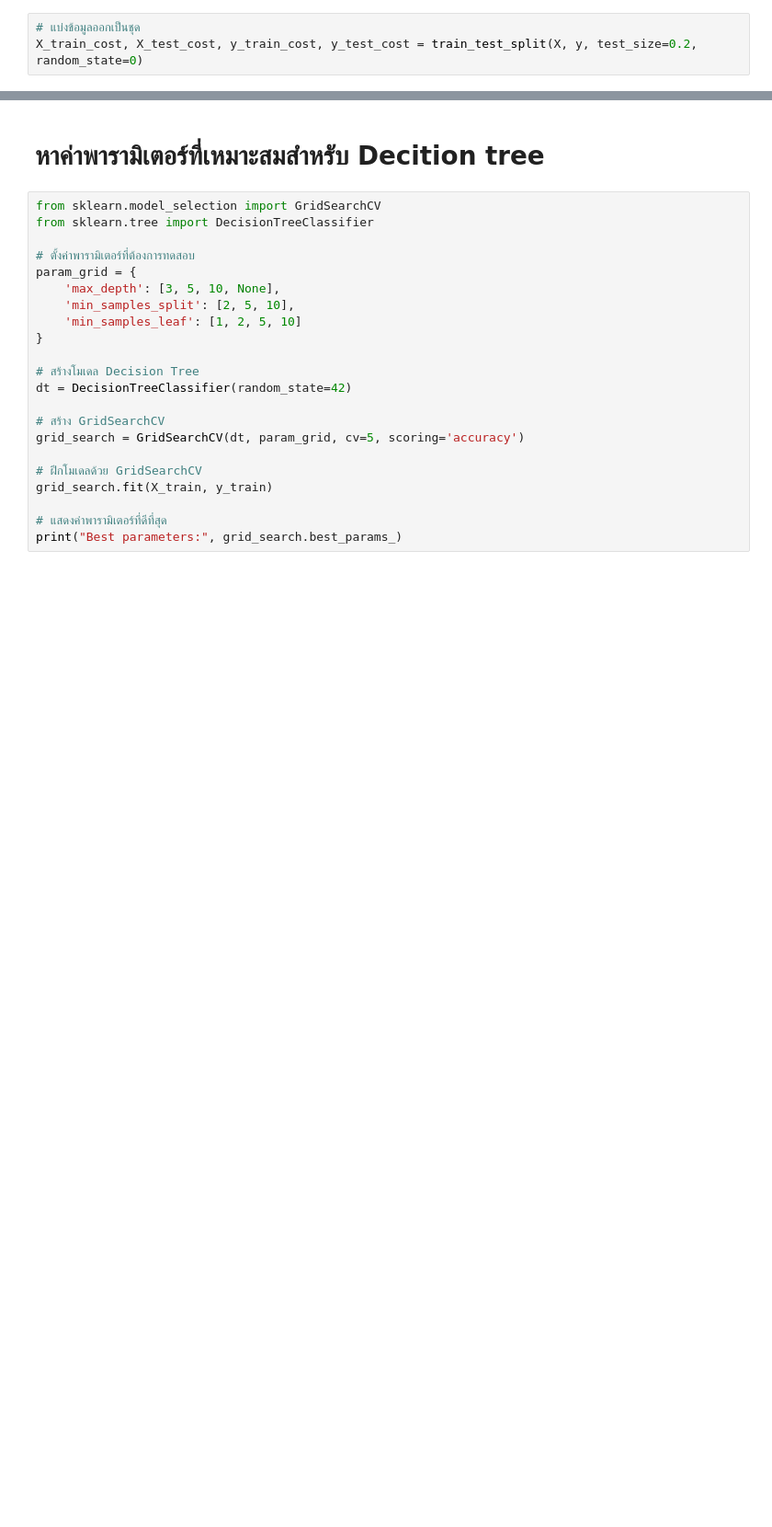
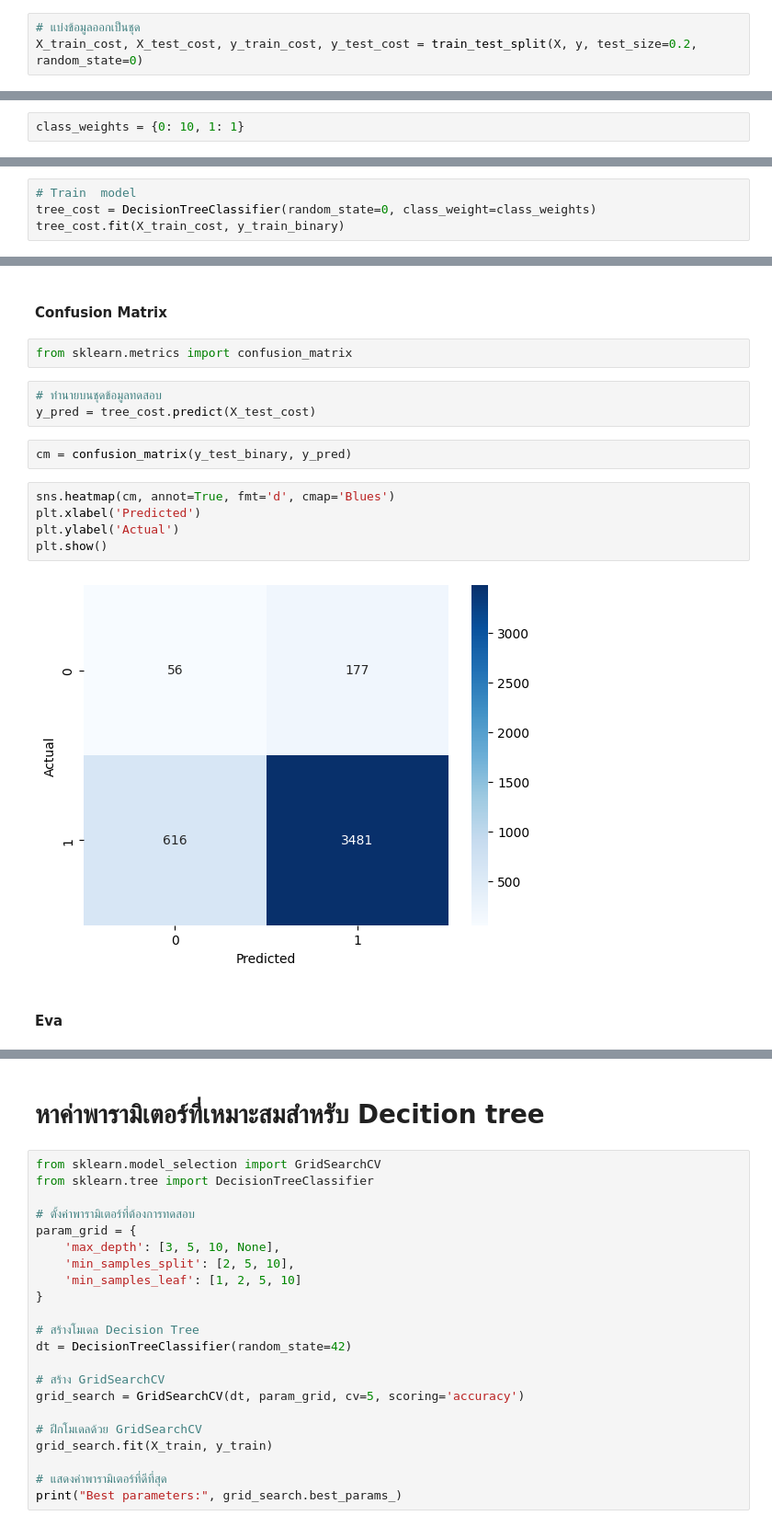
Before and after one commit to Pimchanok6430205105/BSC_DPDM23, a Jupyter notebook: Internet.ipynb, the cells around one changed output, grey strips where cells are left out. Shown: that part at 92% size. Cells and saved outputs as stored; diff of their text form; blank space fills up the shorter version.

```diff
--- a/Internet.ipynb
+++ b/Internet.ipynb
@@ -343,0 +464,2 @@ F1 Score:, 0.9626
+# %%
+class_weights = {0: 10, 1: 1}
@@ -343,0 +468,4 @@ F1 Score:, 0.9626
+# %%
+# Train  model
+tree_cost = DecisionTreeClassifier(random_state=0, class_weight=class_weights)
+tree_cost.fit(X_train_cost, y_train_binary)
@@ -343,0 +496,18 @@ F1 Score:, 0.9626
+# %% [markdown]
+#### Confusion Matrix
+# %%
+from sklearn.metrics import confusion_matrix
+# %%
+# ทำนายบนชุดข้อมูลทดสอบ
+y_pred = tree_cost.predict(X_test_cost)
+# %%
+cm = confusion_matrix(y_test_binary, y_pred)
+# %%
+sns.heatmap(cm, annot=True, fmt='d', cmap='Blues')
+plt.xlabel('Predicted')
+plt.ylabel('Actual')
+plt.show()
+# %% [output]
+[figure, added]
+# %% [markdown]
+#### Eva
```
Also changed, not shown: parts of 102 cells of this notebook.
